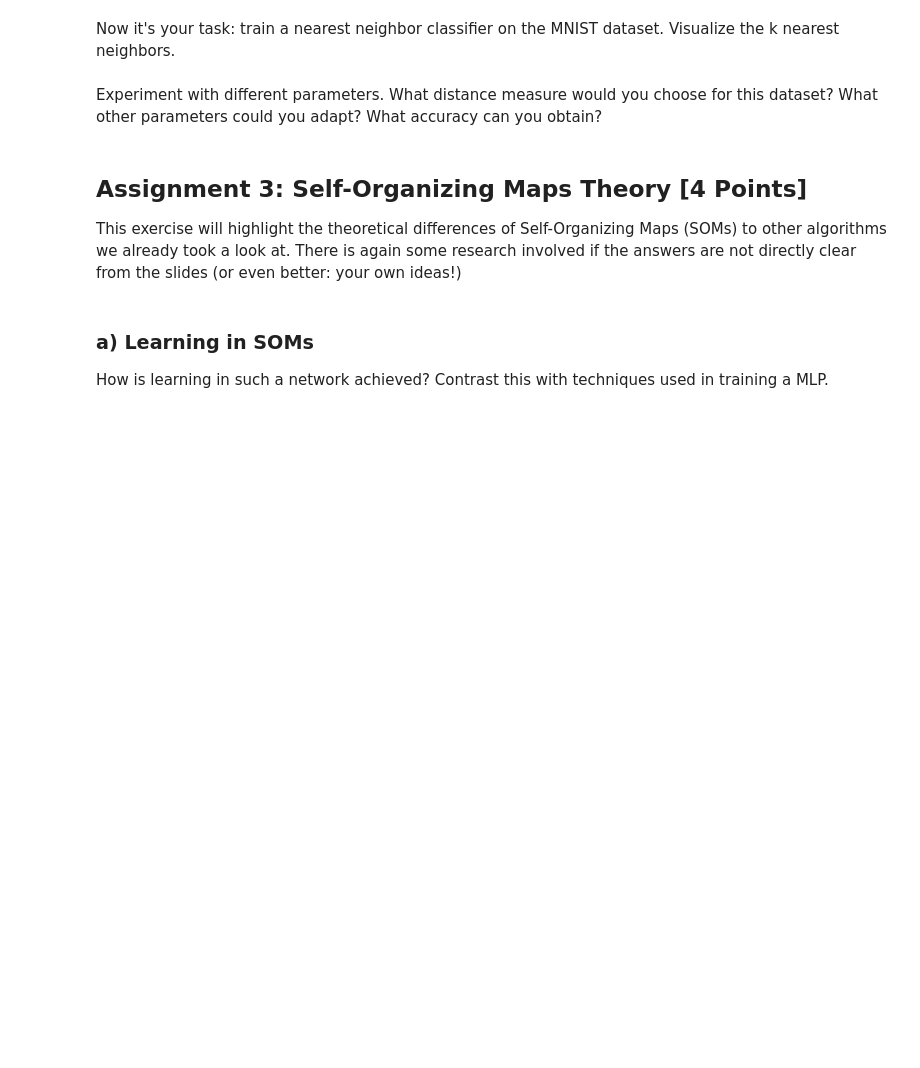
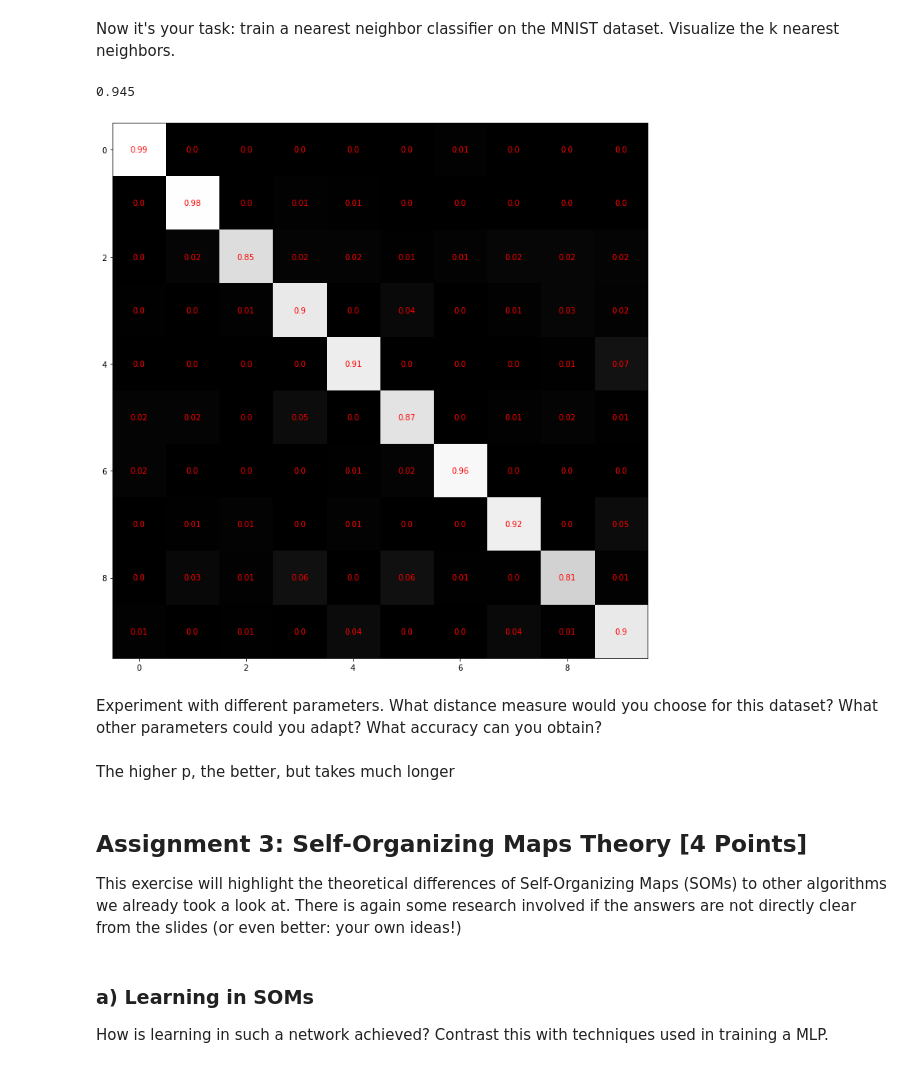
Before and after one commit to MagMueller/MLHW, a Jupyter notebook: Magnus_sheet10/sheet10.ipynb, the cells around one changed output. Drawn from its saved outputs; the diff is of its cells as text; code cells hidden in the pictures; blank space fills up the shorter version.

```diff
--- a/Magnus_sheet10/sheet10.ipynb
+++ b/Magnus_sheet10/sheet10.ipynb
@@ -136,6 +150,32 @@ show_sample(*random_sample(X_test, size=3))
 # %% [markdown]
 Now it's your task: train a nearest neighbor classifier on the MNIST dataset. Visualize the k nearest neighbors.
 # %%
-# YOUR CODE HERE
+
+neigh = KNeighborsClassifier( p = 10)
+neigh.fit(X_train, y_train)
+
+accuracy_score(neigh.predict(X_test), y_test)
+# %% [output]
+0.945
+# %%
+a = y_test
+#b = neigh.predict(X_test)
+proba = neigh.predict_proba(X_test)
+# %%
+output = [np.mean(proba[np.where(a == str(i))],0) for i in range(10)]
+# %%
+import matplotlib.pyplot as plt
+
+fig, ax = plt.subplots(figsize=(10, 10))
+im = ax.imshow(output)
+# Loop over data dimensions and create text annotations.
+for i in range(10):
+    for j in range(10):
+        text = ax.text(j, i, round(output[i][j],2),
+                       ha="center", va="center", color="r")
+fig.tight_layout()
+plt.show()
+# %% [output]
+[figure, added]
 # %% [markdown]
 Experiment with different parameters. What distance measure would you choose for this dataset? What other parameters could you adapt? What accuracy can you obtain?
@@ -144,3 +182,5 @@ Experiment with different parameters. What distance measure would you choose for
+# %% [markdown]
+The higher p, the better, but takes much longer
 # %% [markdown]
 ## Assignment 3: Self-Organizing Maps Theory [4 Points]
 
```
Also changed, not shown: parts of 16 cells of this notebook.
